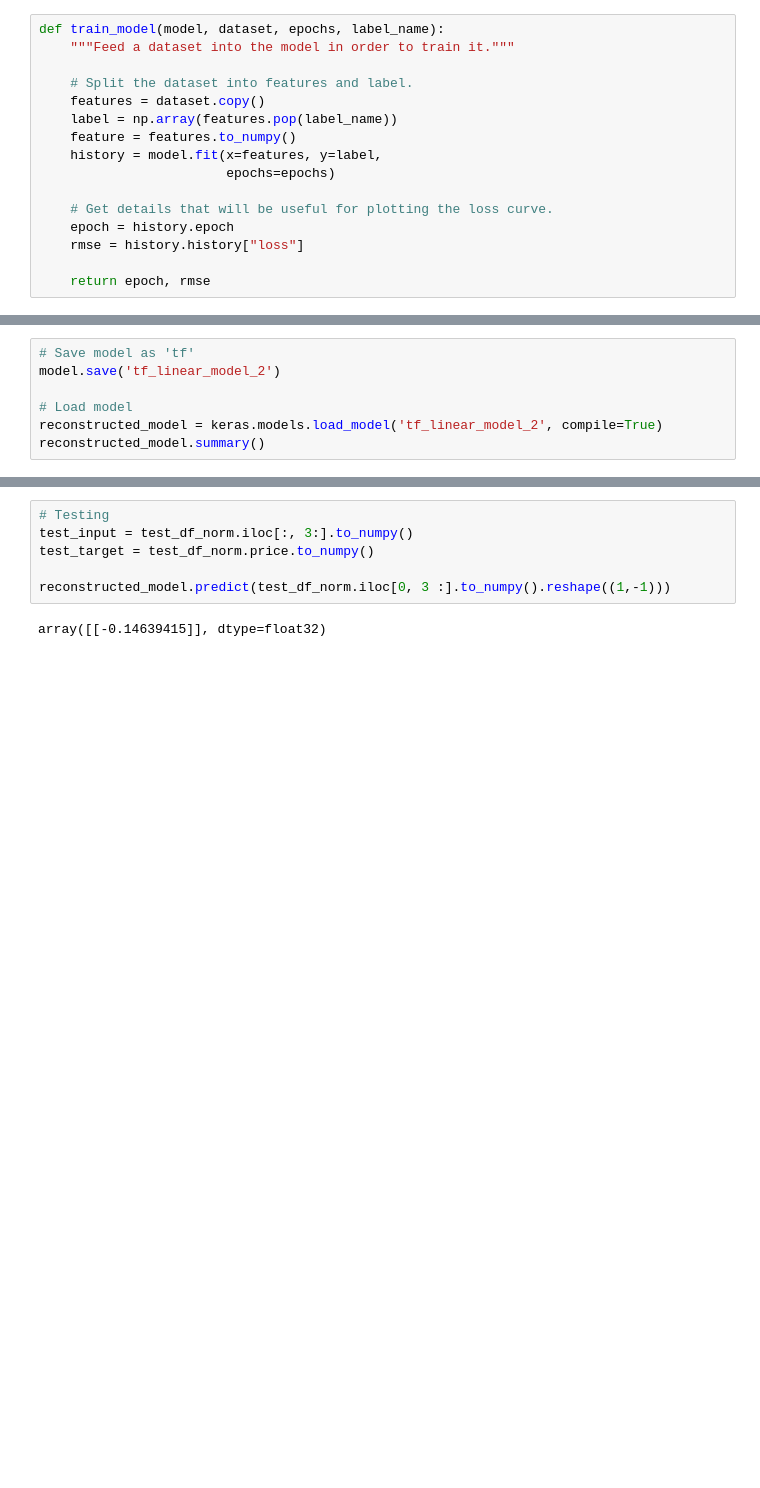
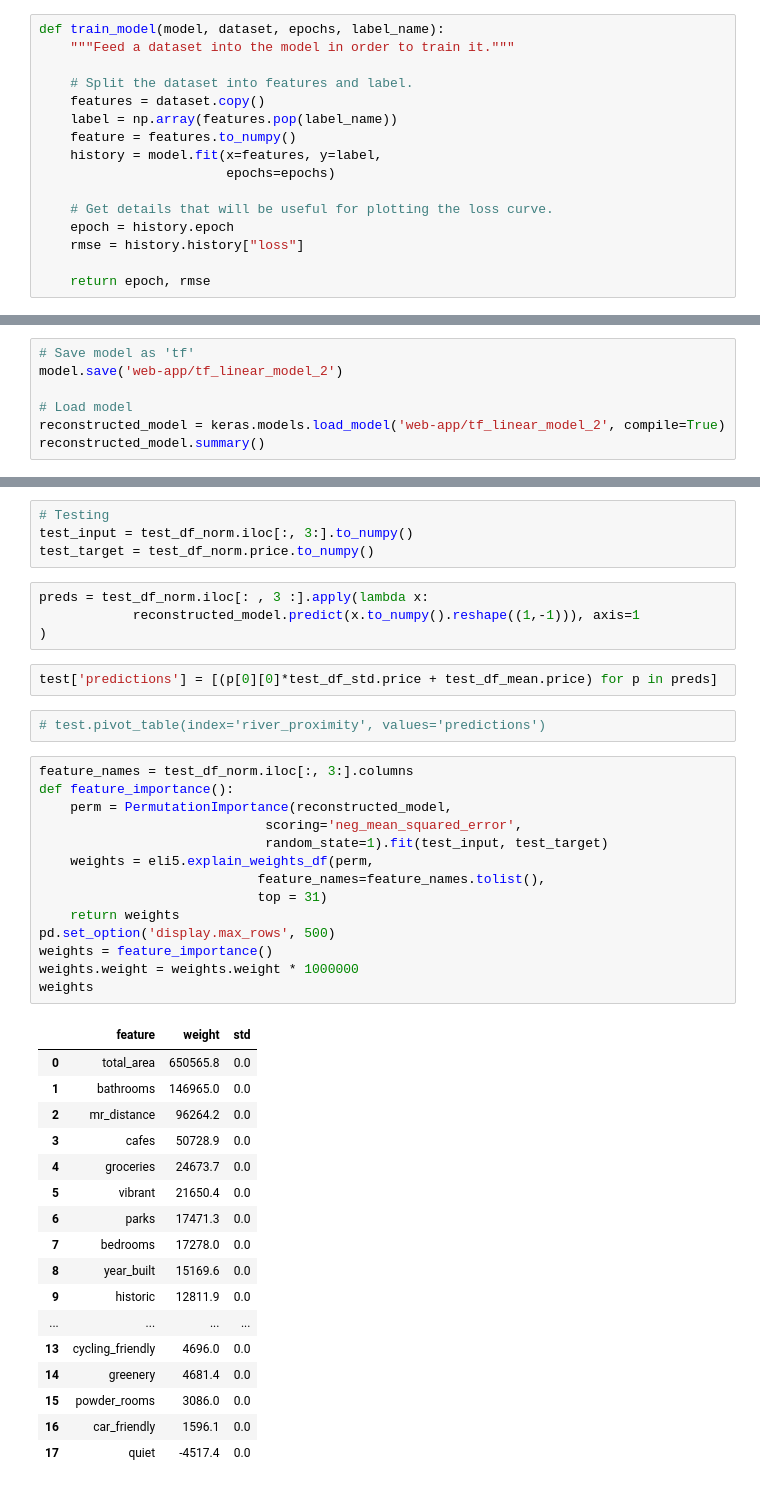
Before and after one commit to Jahnic/Portfolio, a Jupyter notebook: RealEstate/tf_gcolab.ipynb, the cells around one changed output, grey strips where cells are left out. Drawn from its saved outputs; the diff is of its cells as text; blank space fills up the shorter version.

```diff
--- a/RealEstate/tf_gcolab.ipynb
+++ b/RealEstate/tf_gcolab.ipynb
@@ -674,8 +694,8 @@ RMSE: 56819.0 $
 # %%
 # Save model as 'tf'
-model.save('tf_linear_model_2')
+model.save('web-app/tf_linear_model_2')
 
 # Load model
-reconstructed_model = keras.models.load_model('tf_linear_model_2', compile=True)
+reconstructed_model = keras.models.load_model('web-app/tf_linear_model_2', compile=True)
 reconstructed_model.summary()
 # %% [output]
@@ -702,7 +716,43 @@ _________________________________________________________________
 # Testing
 test_input = test_df_norm.iloc[:, 3:].to_numpy()
 test_target = test_df_norm.price.to_numpy()
-
-reconstructed_model.predict(test_df_norm.iloc[0, 3 :].to_numpy().reshape((1,-1)))
-# %% [output]
-array([[-0.14639415]], dtype=float32)
+# %%
+preds = test_df_norm.iloc[: , 3 :].apply(lambda x:
+            reconstructed_model.predict(x.to_numpy().reshape((1,-1))), axis=1
+)
+# %%
+test['predictions'] = [(p[0][0]*test_df_std.price + test_df_mean.price) for p in preds]
+# %%
+# test.pivot_table(index='river_proximity', values='predictions')
+# %%
+feature_names = test_df_norm.iloc[:, 3:].columns
+def feature_importance():
+    perm = PermutationImportance(reconstructed_model,
+                             scoring='neg_mean_squared_error',
+                             random_state=1).fit(test_input, test_target)
+    weights = eli5.explain_weights_df(perm,
+                            feature_names=feature_names.tolist(),
+                            top = 31)
+    return weights
+pd.set_option('display.max_rows', 500)
+weights = feature_importance()
+weights.weight = weights.weight * 1000000
+weights
+# %% [output]
+|  | feature | weight | std |
+| 0 | total_area | 650565.8 | 0.0 |
+| 1 | bathrooms | 146965.0 | 0.0 |
+| 2 | mr_distance | 96264.2 | 0.0 |
+| 3 | cafes | 50728.9 | 0.0 |
+| 4 | groceries | 24673.7 | 0.0 |
+| 5 | vibrant | 21650.4 | 0.0 |
+| 6 | parks | 17471.3 | 0.0 |
+| 7 | bedrooms | 17278.0 | 0.0 |
+| 8 | year_built | 15169.6 | 0.0 |
+| 9 | historic | 12811.9 | 0.0 |
+| ... | ... | ... | ... |
+| 13 | cycling_friendly | 4696.0 | 0.0 |
+| 14 | greenery | 4681.4 | 0.0 |
+| 15 | powder_rooms | 3086.0 | 0.0 |
+| 16 | car_friendly | 1596.1 | 0.0 |
+| 17 | quiet | -4517.4 | 0.0 |
```
Also changed, not shown: parts of 19 cells of this notebook, 15 other files.
